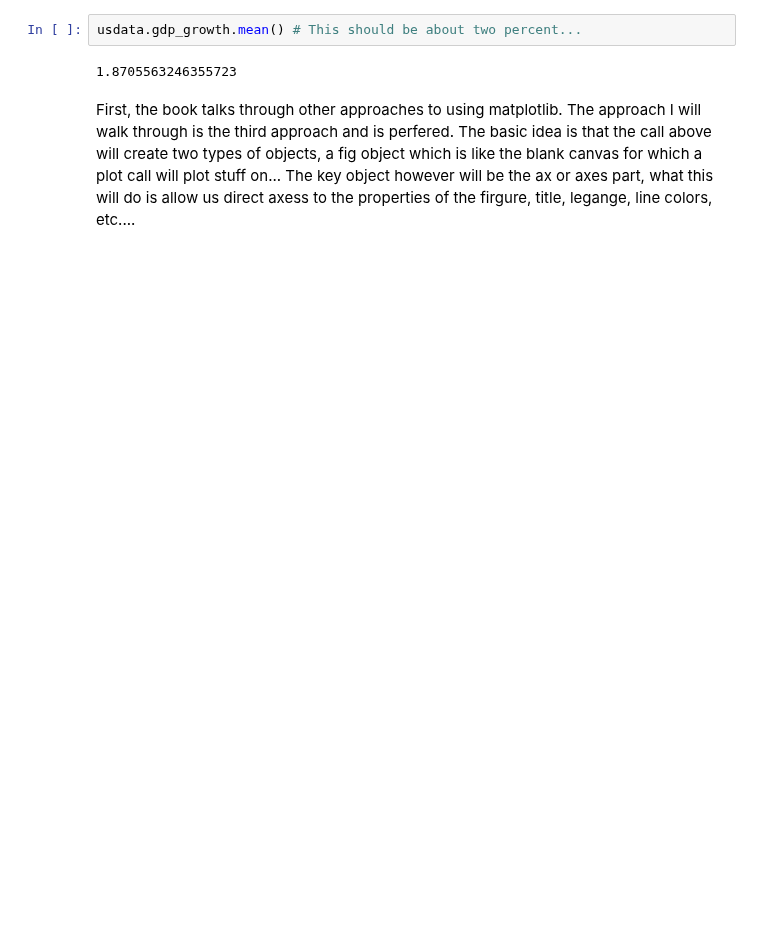
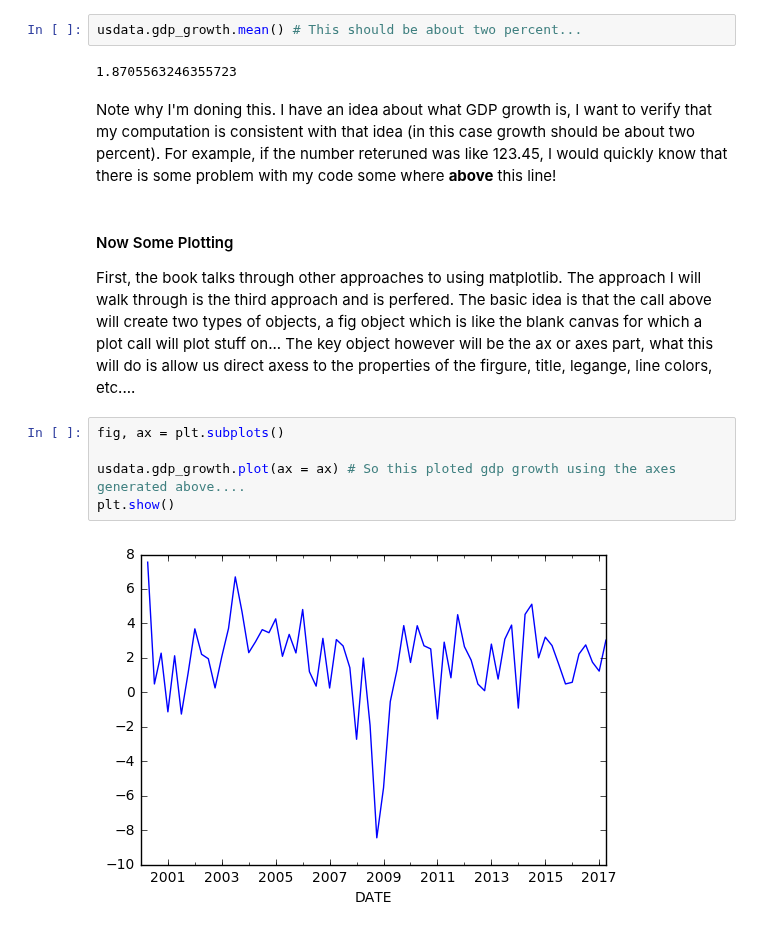
Before and after one commit to mwaugh0328/Data_Bootcamp_Fall_2017, a Jupyter notebook: data_bootcamp_1023/intro_matplotlib.ipynb, the cells around one changed output. Drawn from its saved outputs; the diff is of its cells as text; blank space fills up the shorter version.

```diff
--- a/data_bootcamp_1023/intro_matplotlib.ipynb
+++ b/data_bootcamp_1023/intro_matplotlib.ipynb
@@ -45,5 +64,16 @@ usdata[["gdp_growth", "cons_growth"]] = 100*4*usdata[["gdp","cons"]].pct_change(
 usdata.gdp_growth.mean() # This should be about two percent...
 # %% [output]
 1.8705563246355723
+# %% [markdown]
+Note why I'm doning this. I have an idea about what GDP growth is, I want to verify that my computation is consistent with that idea (in this case growth should be about two percent). For example, if the number reteruned was like 123.45, I would quickly know that there is some problem with my code some where **above** this line!
 # %% [markdown]
+#### Now Some Plotting
+
 First, the book talks through other approaches to using matplotlib. The approach I will walk through is the third approach and is perfered. The basic idea is that the call above will create two types of objects, a fig object which is like the blank canvas for which a plot call will plot stuff on... The key object however will be the ax or axes part, what this will do is allow us direct axess to the properties of the firgure, title, legange, line colors, etc....
+# %%
+fig, ax = plt.subplots()
+
+usdata.gdp_growth.plot(ax = ax) # So this ploted gdp growth using the axes generated above....
+plt.show()
+# %% [output]
+[figure, added]
```
Also changed, not shown: parts of 24 cells of this notebook.
